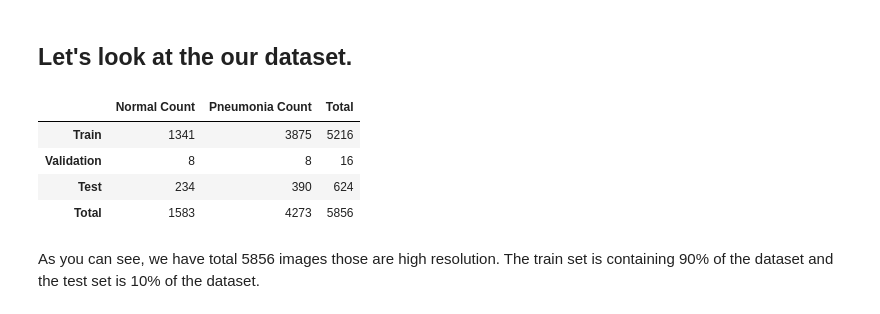
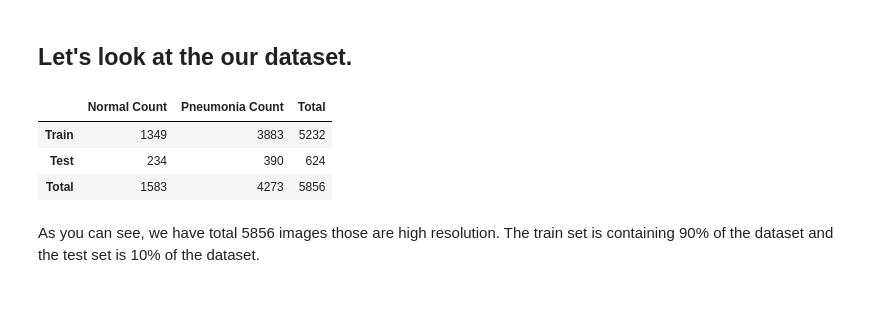
Before and after one commit to HaaaToka/Pneumonia-Detection-From-Chest-X-Ray-Images, a Jupyter notebook: okan/CNN-Pneumonia-Detection.ipynb, the cells around one changed output. Saved outputs shown, nothing was run; the diff lists cells and outputs as text; code cells hidden in the pictures.

```diff
--- a/okan/CNN-Pneumonia-Detection.ipynb
+++ b/okan/CNN-Pneumonia-Detection.ipynb
@@ -68,29 +67,23 @@ test_p = test_folder+'PNEUMONIA\\'
 # %%
 size_train_n=len(os.listdir(train_n))
 size_train_p=len(os.listdir(train_p))
 total_train = size_train_n+size_train_p
 
-size_val_n=len(os.listdir(val_n))
-size_val_p=len(os.listdir(val_p))
-total_val=size_val_n+size_val_p
-
 size_test_n=len(os.listdir(test_n))
 size_test_p=len(os.listdir(test_p))
 total_test=size_test_n+size_test_p
 
-total_n = size_test_n+size_train_n+size_val_n
-total_p = size_test_p+size_train_p+size_val_p
+total_n = size_test_n+size_train_n
+total_p = size_test_p+size_train_p
 
 data = [[size_train_n,size_train_p,total_train],
-        [size_val_n,size_val_p,total_val],
         [size_test_n,size_test_p,total_test],
         [total_n,total_p,total_n+total_p]]
-indexes = ["Train","Validation","Test","Total"]
+indexes = ["Train","Test","Total"]
 pd.DataFrame(data,columns=["Normal Count","Pneumonia Count","Total"],index=indexes)
 # %% [output]
 |  | Normal Count | Pneumonia Count | Total |
-| Train | 1341 | 3875 | 5216 |
-| Validation | 8 | 8 | 16 |
+| Train | 1349 | 3883 | 5232 |
 | Test | 234 | 390 | 624 |
 | Total | 1583 | 4273 | 5856 |
 # %% [markdown]
```
Also changed, not shown: parts of 23 cells of this notebook, 2 other files.
